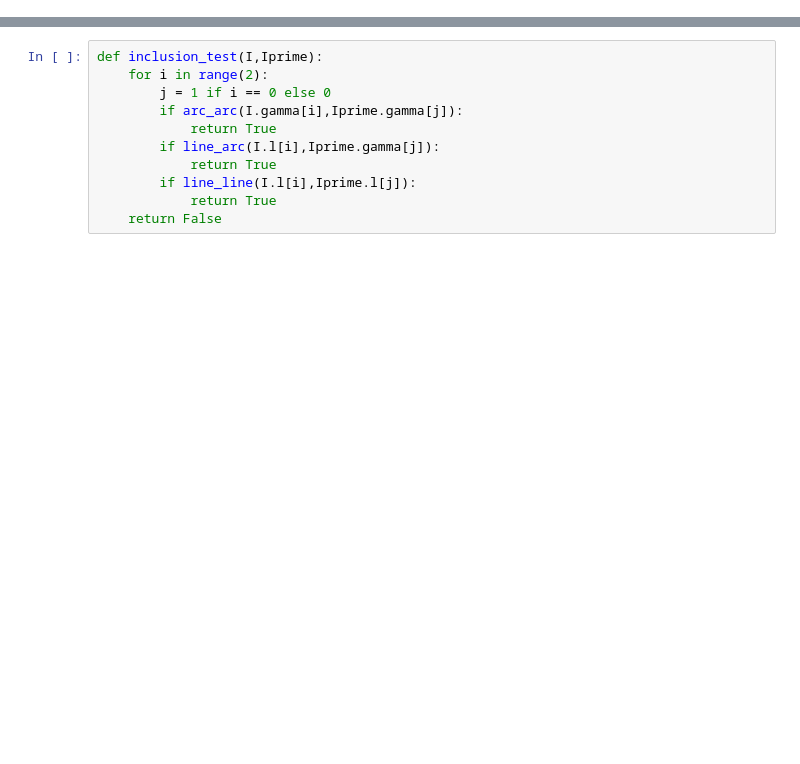
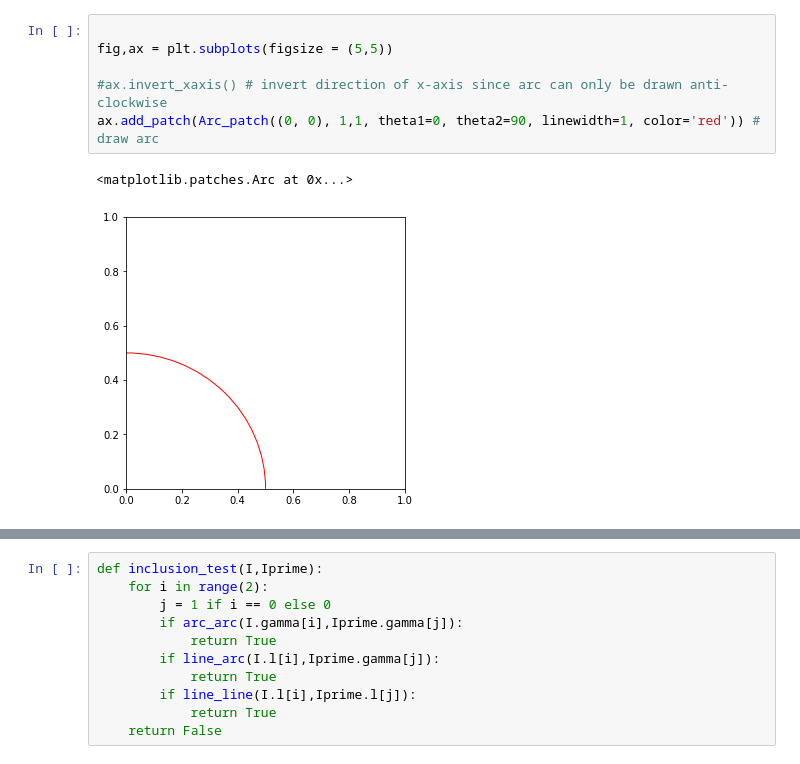
Before and after one commit to KshitijBhat/interval-analysis-method, a Jupyter notebook: interval_test_algo.ipynb, the cells around one changed output, grey strips where cells are left out. Saved outputs shown, nothing was run; the diff lists cells and outputs as text; blank space fills up the shorter version.

```diff
--- a/interval_test_algo.ipynb
+++ b/interval_test_algo.ipynb
@@ -3,2 +50,11 @@ from inclusion_tests import *
+# %%
+
+fig,ax = plt.subplots(figsize = (5,5))
+
+#ax.invert_xaxis() # invert direction of x-axis since arc can only be drawn anti-clockwise
+ax.add_patch(Arc_patch((0, 0), 1,1, theta1=0, theta2=90, linewidth=1, color='red')) # draw arc
+# %% [output]
+<matplotlib.patches.Arc at 0x...>
+[figure, added]
 # %%
 class Interval:
```
Also changed, not shown: parts of 12 cells of this notebook, 3 other files.
